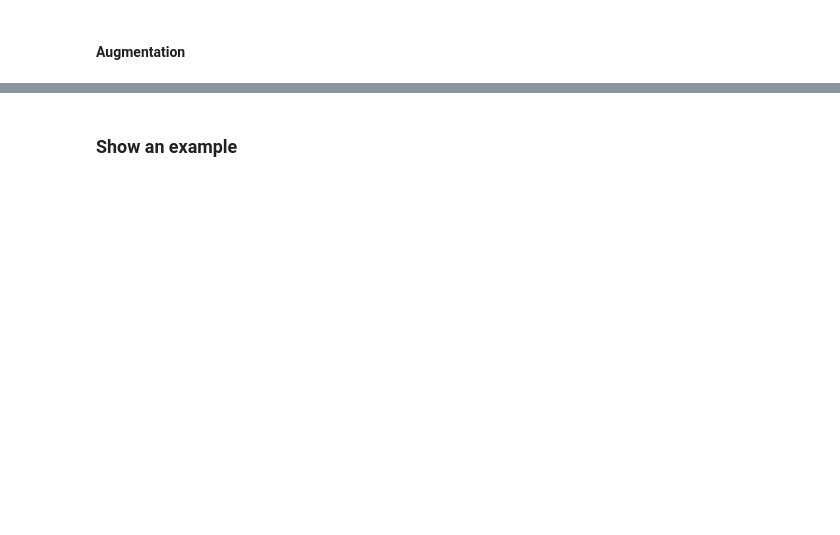
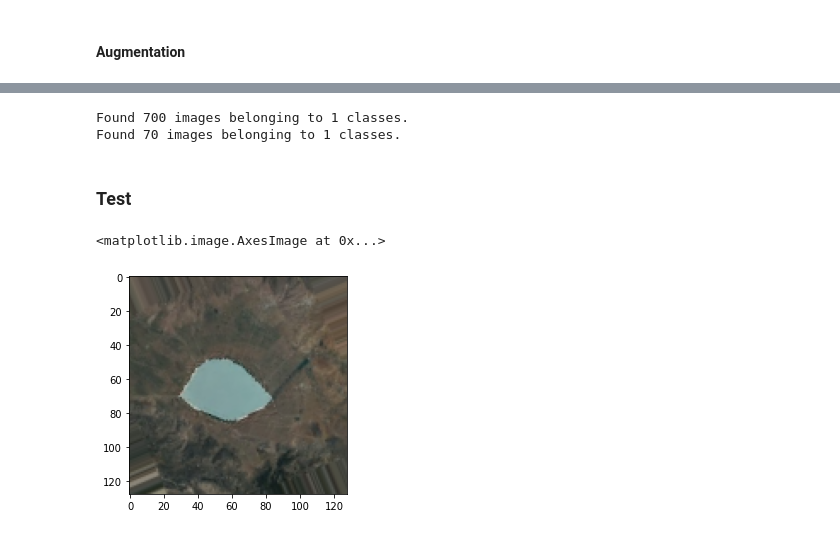
Before and after one commit to lpraz/buscombe-sat-img-classification, a Jupyter notebook: Part_3_Deliverable.ipynb, the cells around one changed output, grey strips where cells are left out. Cells and saved outputs as stored; diff of their text form; code cells hidden in the pictures; blank space fills up the shorter version.

```diff
--- a/Part_3_Deliverable.ipynb
+++ b/Part_3_Deliverable.ipynb
@@ -295,2 +232,0 @@ model.fit(
-# %% [markdown]
-### Show an example
@@ -307,0 +233,50 @@ plt.show()
+# %%
+seed = 42
+
+img_datagen = tf.keras.preprocessing.image.ImageDataGenerator(
+    featurewise_center=False,
+    featurewise_std_normalization=False,
+    shear_range=0,
+    zoom_range=0,
+    rotation_range=90,
+    horizontal_flip=True)
+
+img_generator = img_datagen.flow_from_directory(
+    'nwpu_images',
+    target_size=(128, 128),
+    batch_size = 1,
+    class_mode = None,
+    seed = seed,
+    shuffle = False)
+
+mask_datagen = tf.keras.preprocessing.image.ImageDataGenerator(
+    featurewise_center=False,
+    featurewise_std_normalization=False,
+    shear_range=0,
+    zoom_range=0,
+    rotation_range=90,
+    horizontal_flip=True)
+
+mask_generator = mask_datagen.flow_from_directory(
+    'nwpu_label_images',
+    target_size = (128, 128),
+    batch_size = 1,
+    class_mode = None,
+    seed = seed,
+    shuffle = False)
+
+train_generator = (pair for pair in zip(img_generator, mask_generator))
+# %% [output]
+Found 700 images belonging to 1 classes.
+Found 70 images belonging to 1 classes.
+# %% [markdown]
+### Test
+# %%
+x, y = next(train_generator)
+
+%matplotlib inline
+plt.imshow((x[0]).astype('uint8'), cmap = 'gray')
+plt.imshow(np.max(y[0], axis = 2) / 255, cmap = 'gray', alpha = 0.5)
+# %% [output]
+<matplotlib.image.AxesImage at 0x...>
+[figure, added]
```
Also changed, not shown: parts of 37 cells of this notebook.
